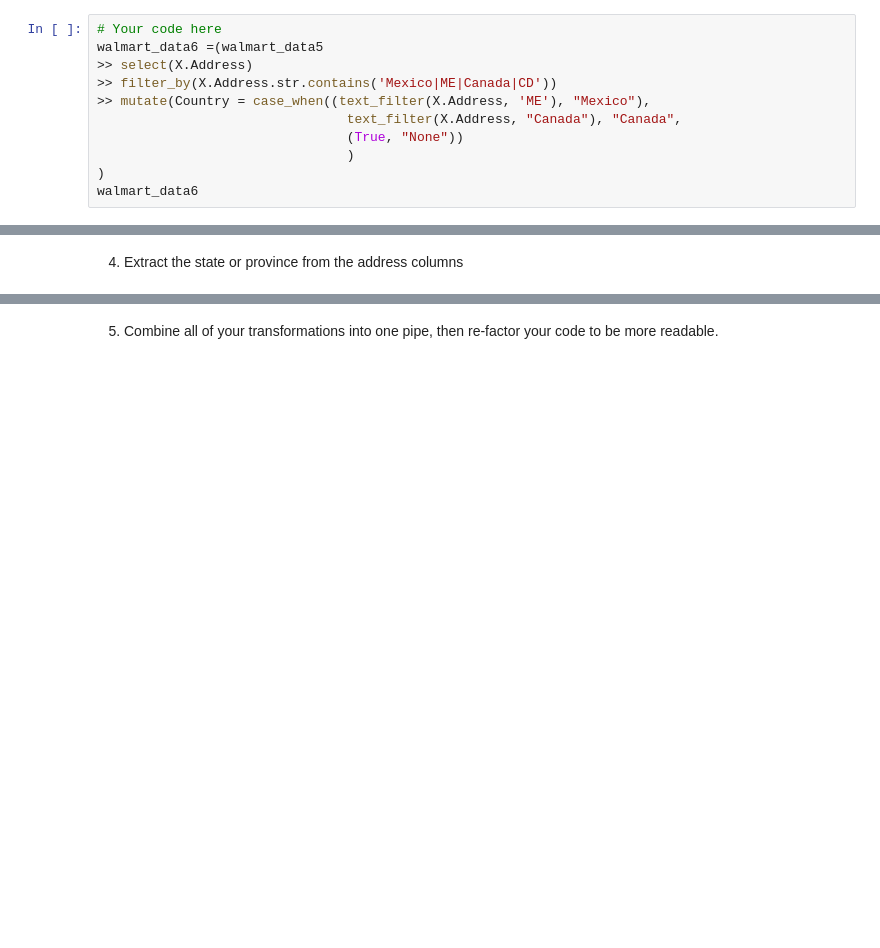
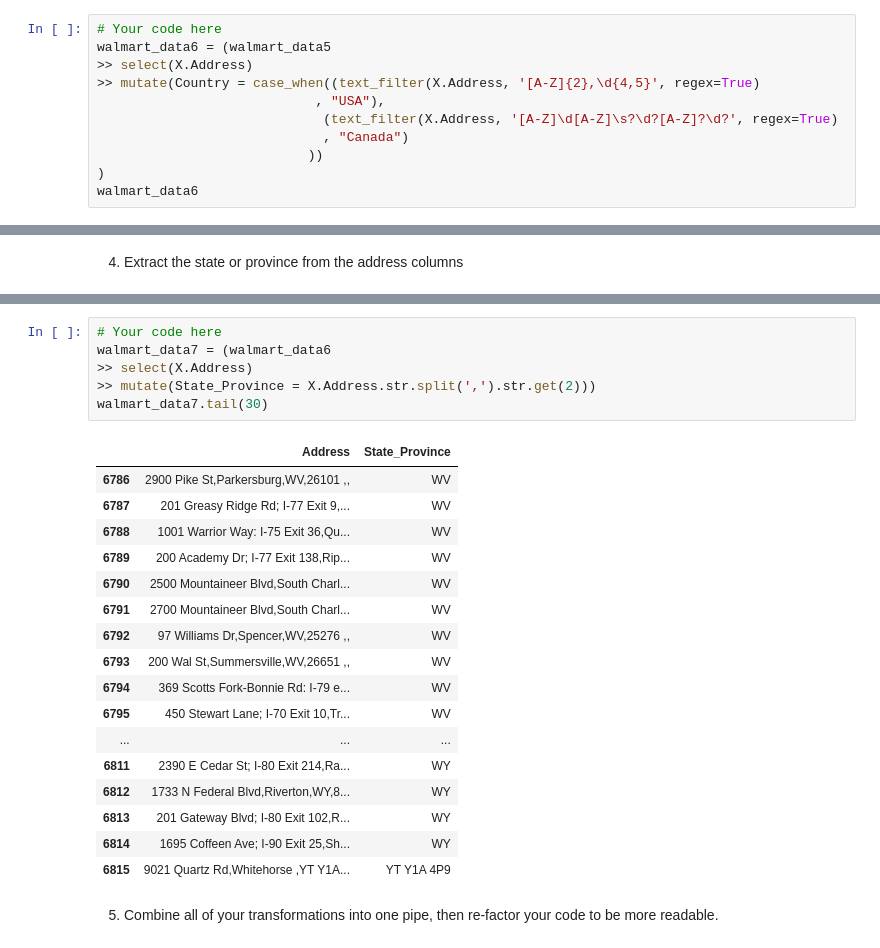
Before and after one commit to dreols01/Module-4-homework, a Jupyter notebook: Homework_4_More_Walmart_Cleaning.ipynb, the cells around one changed output, grey strips where cells are left out. Drawn from its saved outputs; the diff is of its cells as text; blank space fills up the shorter version.

```diff
--- a/Homework_4_More_Walmart_Cleaning.ipynb
+++ b/Homework_4_More_Walmart_Cleaning.ipynb
@@ -184,13 +184,13 @@ walmart_data5
 3.  Extract the country from the address column.
 # %%
 # Your code here
-walmart_data6 =(walmart_data5
+walmart_data6 = (walmart_data5
 >> select(X.Address)
->> filter_by(X.Address.str.contains('Mexico|ME|Canada|CD'))
->> mutate(Country = case_when((text_filter(X.Address, 'ME'), "Mexico"),
-                                text_filter(X.Address, "Canada"), "Canada",
-                                (True, "None"))
-                                )
+>> mutate(Country = case_when((text_filter(X.Address, '[A-Z]{2},\d{4,5}', regex=True)
+                            , "USA"),
+                             (text_filter(X.Address, '[A-Z]\d[A-Z]\s?\d?[A-Z]?\d?', regex=True)
+                             , "Canada")
+                           ))
 )
 walmart_data6
 # %% [output]
@@ -202,3 +261,27 @@ ValueError: too many values to unpack (expected 2)
+# %%
+# Your code here
+walmart_data7 = (walmart_data6
+>> select(X.Address)
+>> mutate(State_Province = X.Address.str.split(',').str.get(2)))
+walmart_data7.tail(30)
+# %% [output]
+|  | Address | State_Province |
+| 6786 | 2900 Pike St,Parkersburg,WV,26101 ,, | WV |
+| 6787 | 201 Greasy Ridge Rd; I-77 Exit 9,... | WV |
+| 6788 | 1001 Warrior Way: I-75 Exit 36,Qu... | WV |
+| 6789 | 200 Academy Dr; I-77 Exit 138,Rip... | WV |
+| 6790 | 2500 Mountaineer Blvd,South Charl... | WV |
+| 6791 | 2700 Mountaineer Blvd,South Charl... | WV |
+| 6792 | 97 Williams Dr,Spencer,WV,25276 ,, | WV |
+| 6793 | 200 Wal St,Summersville,WV,26651 ,, | WV |
+| 6794 | 369 Scotts Fork-Bonnie Rd: I-79 e... | WV |
+| 6795 | 450 Stewart Lane; I-70 Exit 10,Tr... | WV |
+| ... | ... | ... |
+| 6811 | 2390 E Cedar St; I-80 Exit 214,Ra... | WY |
+| 6812 | 1733 N Federal Blvd,Riverton,WY,8... | WY |
+| 6813 | 201 Gateway Blvd; I-80 Exit 102,R... | WY |
+| 6814 | 1695 Coffeen Ave; I-90 Exit 25,Sh... | WY |
+| 6815 | 9021 Quartz Rd,Whitehorse ,YT Y1A... | YT Y1A 4P9 |
 # %% [markdown]
 5. Combine all of your transformations into one pipe, then re-factor your code to be more readable.
 # %%
```
Also changed, not shown: parts of 4 cells of this notebook.
